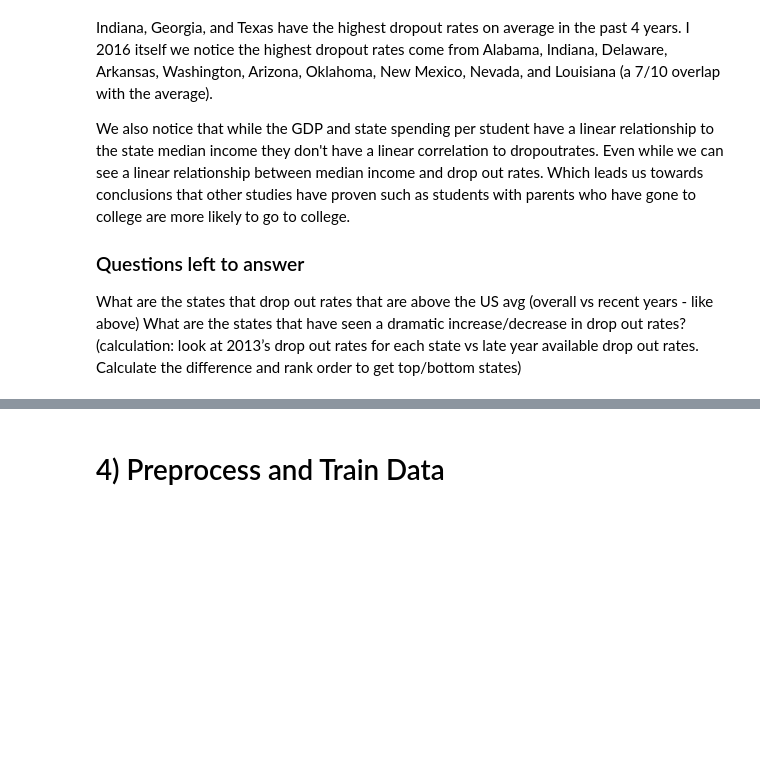
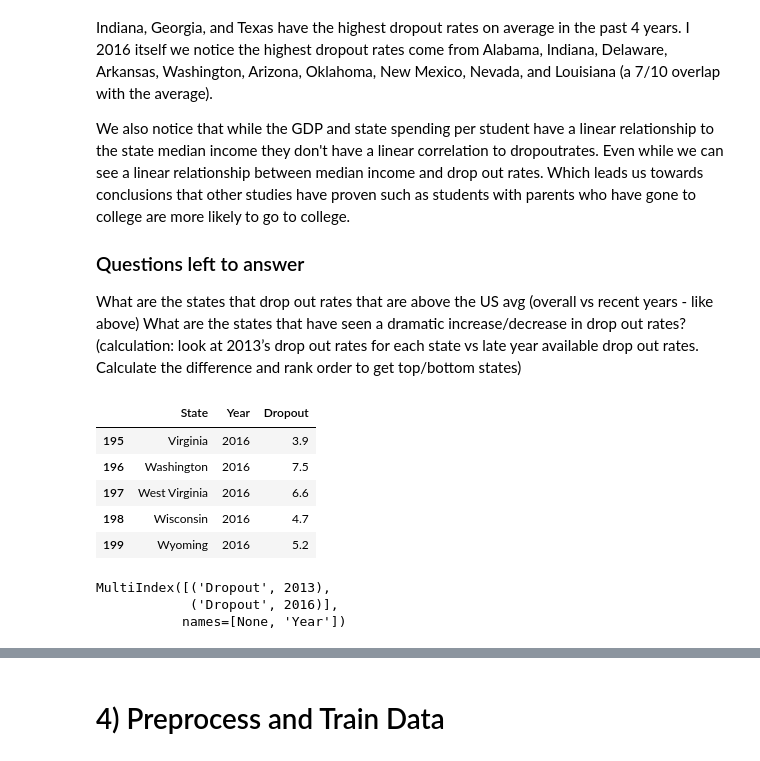
Before and after one commit to shayleelaura/Independent_Capstone, a Jupyter notebook: State Student Spending Case Study.ipynb, the cells around one changed output, grey strips where cells are left out. Drawn from its saved outputs; the diff is of its cells as text; code cells hidden in the pictures; blank space fills up the shorter version.

```diff
--- a/State Student Spending Case Study.ipynb
+++ b/State Student Spending Case Study.ipynb
@@ -949,3 +954,13 @@ We also notice that while the GDP and state spending per student have a linear r
 ### Questions left to answer
 What are the states that drop out rates that are above the US avg (overall vs recent years - like above)
 What are the states that have seen a dramatic increase/decrease in drop out rates? (calculation: look at 2013’s drop out rates for each state vs late year available drop out rates. Calculate the difference and rank order to get top/bottom states)
+# %%
+temp1 = keyYears[['State', 'Year', 'Dropout']]
+temp1.tail()
+# %% [output]
+|  | State | Year | Dropout |
+| 195 | Virginia | 2016 | 3.9 |
+| 196 | Washington | 2016 | 7.5 |
+| 197 | West Virginia | 2016 | 6.6 |
+| 198 | Wisconsin | 2016 | 4.7 |
+| 199 | Wyoming | 2016 | 5.2 |
@@ -951,0 +969,6 @@ What are the states that have seen a dramatic increase/decrease in drop out rate
+# %%
+pd.pivot_table(temp2, index = 'State', columns = 'Year')
+# %% [output]
+MultiIndex([('Dropout', 2013),
+            ('Dropout', 2016)],
+           names=[None, 'Year'])
```
Also changed, not shown: parts of 24 cells of this notebook.
